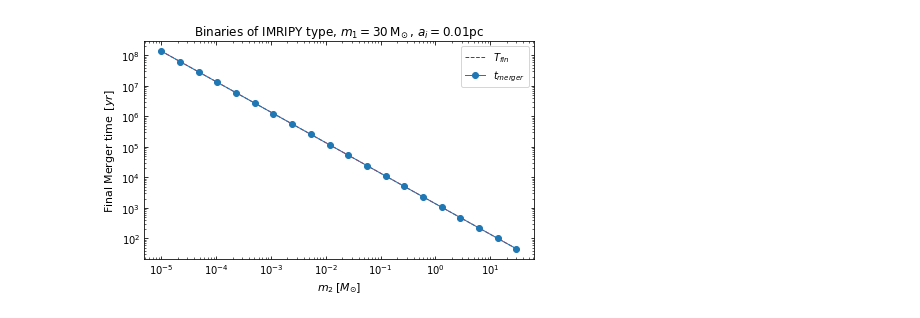
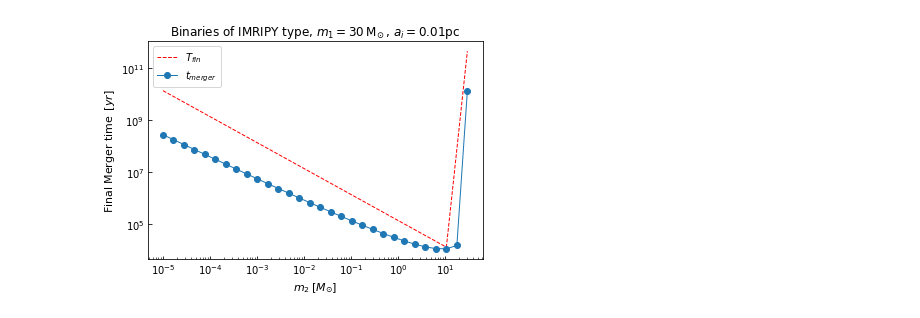
Before and after one commit to pratibhajangra591/Ifca-github, a Jupyter notebook: tm_imripy.ipynb, the cells around one changed output. Cells and saved outputs as stored; diff of their text form; code cells hidden in the pictures.

```diff
--- a/tm_imripy.ipynb
+++ b/tm_imripy.ipynb
@@ -32,7 +32,7 @@ year_to_pc = 0.3064
 
 
 
-m_2 = np.geomspace(1e-5, 30, 10)
+m_2 = np.geomspace(1e-5, 30, 30)
 
 m_2_list = m_2.tolist()
 
@@ -301,17 +304,7 @@ The solver successfully reached the end of the integration interval.
 # %%
-# Setting initial and final conditions of the binary evolution for an eccentric orbi
+m_2 = np.geomspace(1e-5, 30, 30)
 
-
-
-
-plt.figure(figsize = (7, 4))
-plt.rc('lines', linewidth=1)
-plt.rcParams['xtick.direction'] = 'in'
-plt.rcParams['ytick.direction'] = 'in'
-plt.tick_params(which='both', right=True, top=True)
-
-
-
+m_2_list = m_2.tolist()
 
 
 
@@ -324,11 +317,11 @@ for i, m_2 in enumerate(m_2_list):
     m_bar = m_1
     M_1 =  m_1 * ms.solar_mass_to_pc
     M_2 =  m_2 * ms.solar_mass_to_pc
-    m_2_ref = 1 # in units of solar mass
+
 
     D_luminosity = 5e8
     ρ_bar = (ρ_eq/2) * (t_eq**(3/2)) * ((2 * G * m_bar)**(3/4))
-    r_spike = 1  # in parsecs, Choosen by choice
+    r_spike = 1      # in parsecs, Choosen by choice
     alpha = 9/4
     rho_spike =  ρ_bar * (r_spike**(-alpha)) * ms.solar_mass_to_pc
     spike = imripy.halo.Spike(rho_spike, r_spike, alpha)
@@ -337,8 +330,7 @@ for i, m_2 in enumerate(m_2_list):
     a_fin = sp.r_isco()      # Choosen equal to r_icso
     R_fin = sp.r_isco()      # The final condition for the evolution
 
-
-    def M_binary_initial(m_1, m_2):
+    def M_binary_initial(m_1,m_2):
         return (m_1 + m_2 )
 
     def j_initial(m_1, m_2):
@@ -347,12 +339,32 @@ for i, m_2 in enumerate(m_2_list):
     e0  = np.sqrt(1 - (j_i **2))
 
 
-    T = 1e-7 * (t_m * ms.year_to_pc ) * ((m_2/m_2_ref)**(-1))
 
+    m_2_ref = 1 # in units of solar mass
+    T = 1e-5 * (t_m * ms.year_to_pc ) * ((m_2/m_2_ref)**(-1))
     T_list[i] =  T/ms.year_to_pc
 
     ev_ecc = imripy.inspiral.Classic.Evolve(sp, a_i, e0,  a_fin = R_fin, t_fin = T)
-    tm_list[i] = ev_ecc.t[-1]/ms.year_to_pc
+    tm = ev_ecc.t[-1]
+    tm_list[i] = tm/ms.year_to_pc
+
+
+
+    while np.isclose(T_list[i], tm_list[i]) == True:
+        T_list[i] = T_list[i] * 1e4
+        ev_ecc = imripy.inspiral.Classic.Evolve(sp, a_i, e0,  a_fin = R_fin, t_fin = T_list[i]*ms.year_to_pc)
+        tm_list[i] = ev_ecc.t[-1]/ms.year_to_pc
+
+
+
+
+
+
+print("T_list =", T_list, "yr")
+print("tm_list =", tm_list, "yr")
+
+
+
 
 plt.loglog(m_2_list, T_list, '--r')
 plt.loglog(m_2_list, tm_list, '-o')
@@ -364,7 +376,7 @@ plt.legend(["$T_{fin}$","$t_{merger}$"])
 plt.xlabel('$m_{2}\:[M_{\odot}]$', fontsize = 11)
 plt.ylabel('Final Merger time $\: [yr]$', fontsize = 11)
 plt.title('Binaries of IMRIPY type, $m_{1} = 30 \, \mathrm{M_{\odot}} \, , \, a_{i} = 0.01 \mathrm{pc}$', fontsize = 12)
-plt.savefig('t_mergimripy1e-7.pdf', bbox_inches='tight')
+plt.savefig('t_2merge.pdf', bbox_inches='tight')
 plt.show()
 # %% [output]
 Evolving from  1157407407.4074075  to  1.0 r_isco  with initial eccentricity 0.9999998595470696  with  Options: accretion = False, haloPhaseSpaceDescription = False, accuracy = 1.0e-08
@@ -387 +399 @@ The solver successfully reached the end of the integration interval.
-[figure, old version]
+[figure, new version]
```
Also changed, not shown: parts of 4 cells of this notebook.
